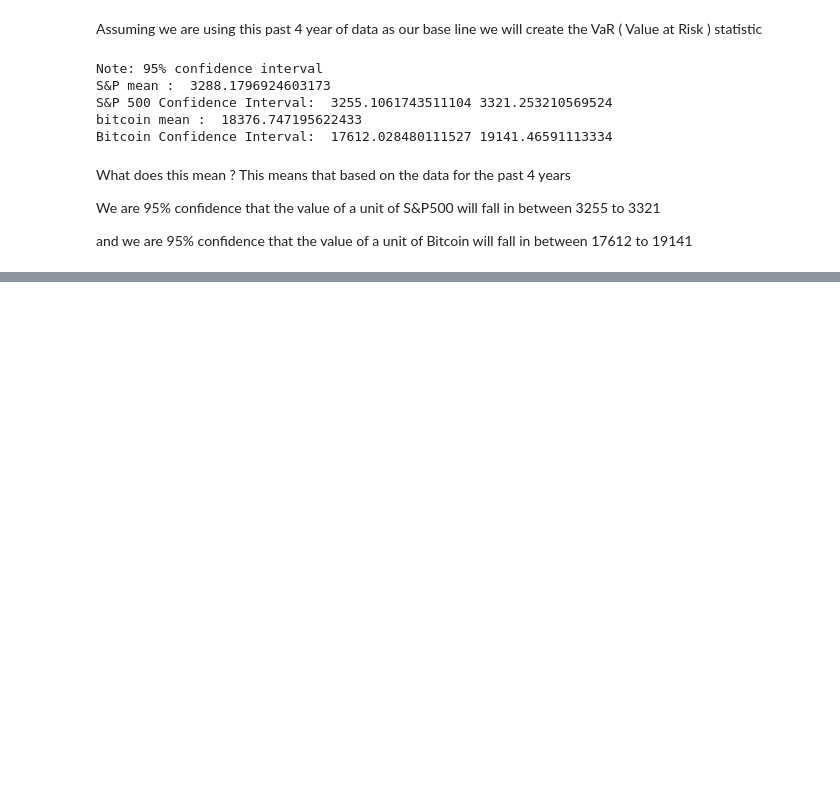
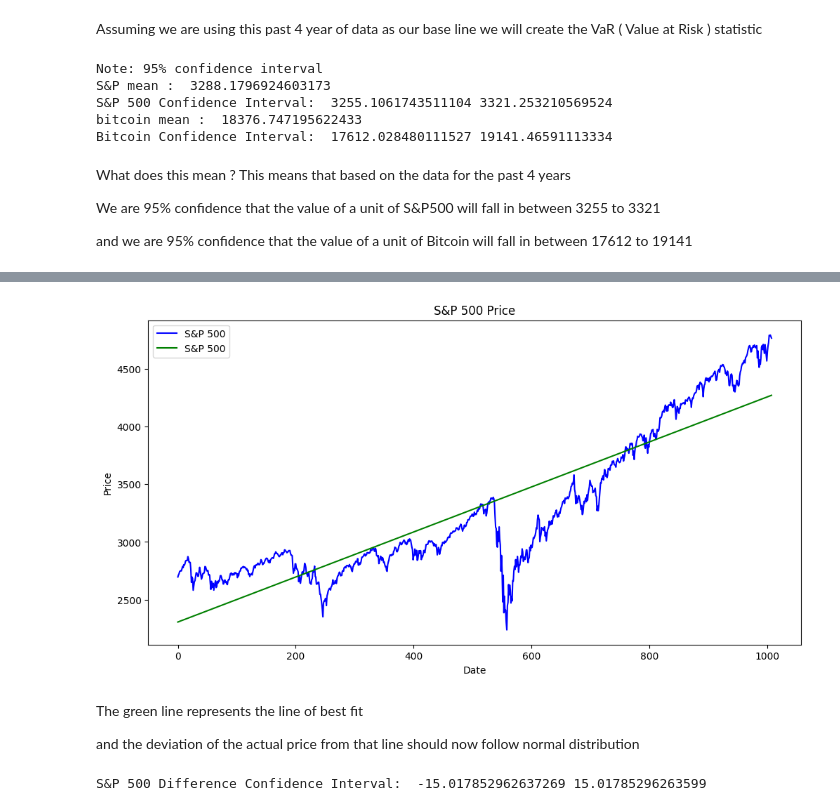
Before and after one commit to dukebao/Bitcoin-and-S-P-500-data-analysis, a Jupyter notebook: univariate_analysis.ipynb, the cells around one changed output, grey strips where cells are left out. Cells and saved outputs as stored; diff of their text form; code cells hidden in the pictures; blank space fills up the shorter version.

```diff
--- a/univariate_analysis.ipynb
+++ b/univariate_analysis.ipynb
@@ -202,0 +237,63 @@ and we are 95% confidence that the value of a unit of Bitcoin will fall in betwe
+# %%
+snpdata = pd.read_csv('S&P 500 Historical Data 2018 to 2022.csv')
+snpdf = snpdata.set_index(pd.DatetimeIndex(snpdata['Date']))
+x = np.array([i for i in reversed(range(len(snpdf['Price'])))])
+snpdf['Price'] = snpdf['Price'].str.replace(',','').astype(float)
+snpdf['Open'] = snpdf['Open'].str.replace(',','').astype(float)
+snpdf['High'] = snpdf['High'].str.replace(',','').astype(float)
+snpdf['Low'] = snpdf['Low'].str.replace(',','').astype(float)
+plt.figure(figsize=(12, 6))
+plt.plot(x, snpdf['Price'], color='blue', label='S&P 500')
+plt.title('S&P 500 Price')
+plt.xlabel('Date')
+plt.ylabel('Price')
+
+
+# Draw a straight line of best fit for S&P 500
+# plt.figure(figsize=(12, 6))
+x = np.array([i for i in reversed(range(len(snpdf['Price'])))])
+# # convert the data to float
+y = np.array(snpdf['Price'])
+m, b = np.polyfit(x, y, 1)
+plt.plot(x, m*x + b, color='green', label='S&P 500')
+
+
+plt.legend()
+plt.show()
+# %% [output]
+[figure, added]
+# %% [markdown]
+The green line represents the line of best fit
+
+and the deviation of the actual price from that line should now follow normal distribution
+# %%
+
+# calculate the differce between the line and the data
+# for S&P 500
+
+# print(snpdf['Price'])
+
+# let y be the data
+# let x be the index
+
+calculated_y = m*x + b
+
+# find out the actual value vs the calculated value
+# for S&P 500
+difference = y - calculated_y
+
+# convernt array to numpy array
+difference = np.array(difference.tolist())
+
+# caluclate the confidence interval for the difference
+# for S&P 500
+diff_CI_mean = difference.mean()
+diff_CI_std = difference.std()
+diff_CI_n = len(difference)
+# diff_CI_z = 1.96
+diff_t_value = stats.t.ppf(1-0.05, diff_CI_n-1)
+diff_CI_lower = diff_CI_mean - diff_t_value * diff_CI_std / sqrt(diff_CI_n)
+diff_CI_upper = diff_CI_mean + diff_t_value * diff_CI_std / sqrt(diff_CI_n)
+print('S&P 500 Difference Confidence Interval: ', diff_CI_lower, diff_CI_upper)
+# %% [output]
+S&P 500 Difference Confidence Interval:  -15.017852962637269 15.01785296263599
```
Also changed, not shown: parts of 10 cells of this notebook, 1 other file.
